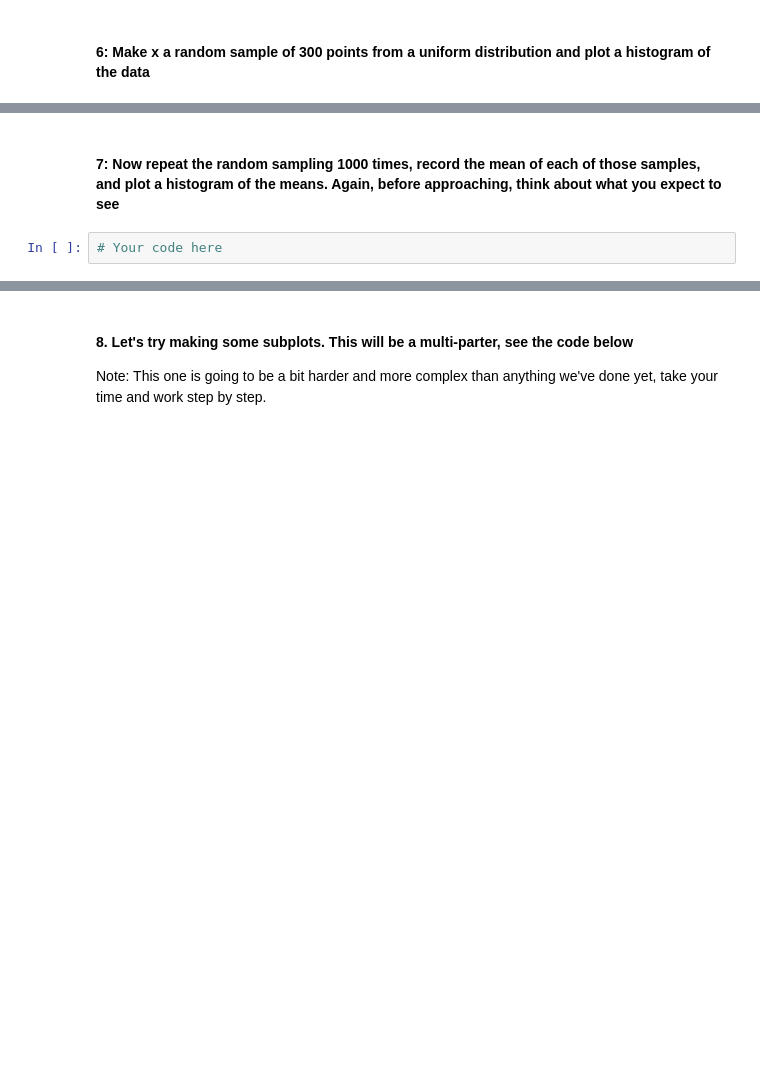
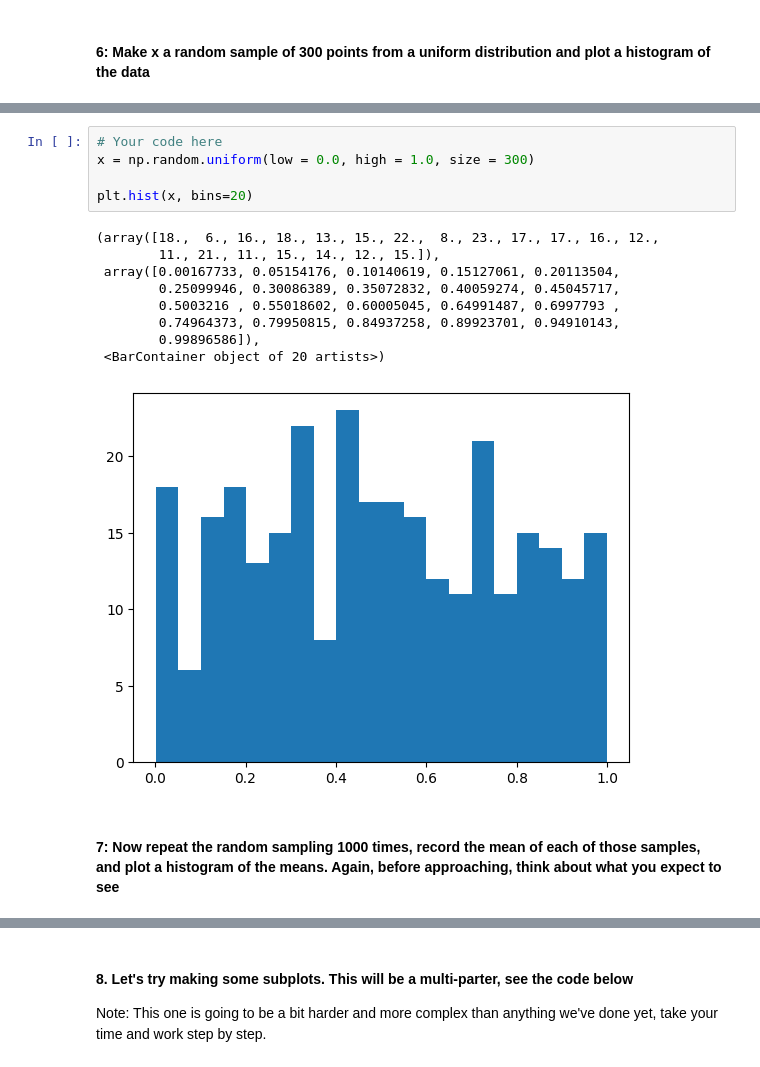
Before and after one commit to HAS-Tools-Fall25/homework_template_ngupta2, a Jupyter notebook: homework_submissions/hw3_pt2_matplotlib_exercises.ipynb, the cells around one changed output, grey strips where cells are left out. Drawn from its saved outputs; the diff is of its cells as text; blank space fills up the shorter version.

```diff
--- a/homework_submissions/hw3_pt2_matplotlib_exercises.ipynb
+++ b/homework_submissions/hw3_pt2_matplotlib_exercises.ipynb
@@ -25,4 +54,17 @@
+# %%
+# Your code here
+x = np.random.uniform(low = 0.0, high = 1.0, size = 300)
+
+plt.hist(x, bins=20)
+# %% [output]
+(array([18.,  6., 16., 18., 13., 15., 22.,  8., 23., 17., 17., 16., 12.,
+        11., 21., 11., 15., 14., 12., 15.]),
+ array([0.00167733, 0.05154176, 0.10140619, 0.15127061, 0.20113504,
+        0.25099946, 0.30086389, 0.35072832, 0.40059274, 0.45045717,
+        0.5003216 , 0.55018602, 0.60005045, 0.64991487, 0.6997793 ,
+        0.74964373, 0.79950815, 0.84937258, 0.89923701, 0.94910143,
+        0.99896586]),
+ <BarContainer object of 20 artists>)
+[figure, added]
 # %% [markdown]
 #### 7: Now repeat the random sampling 1000 times, record the mean of each of those samples, and plot a histogram of the means. Again, before approaching, think about what you expect to see
-# %%
-# Your code here
```
Also changed, not shown: parts of 13 cells of this notebook, 3 other files.
